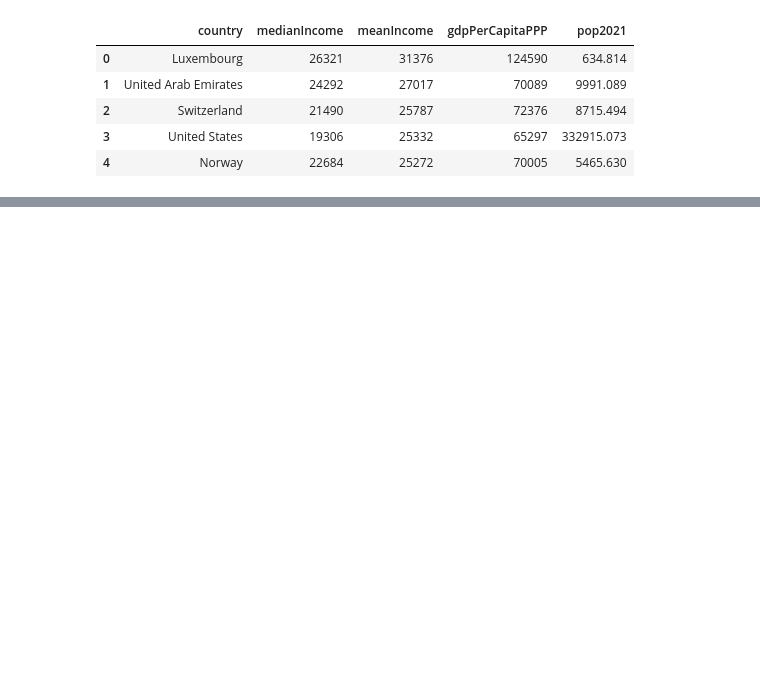
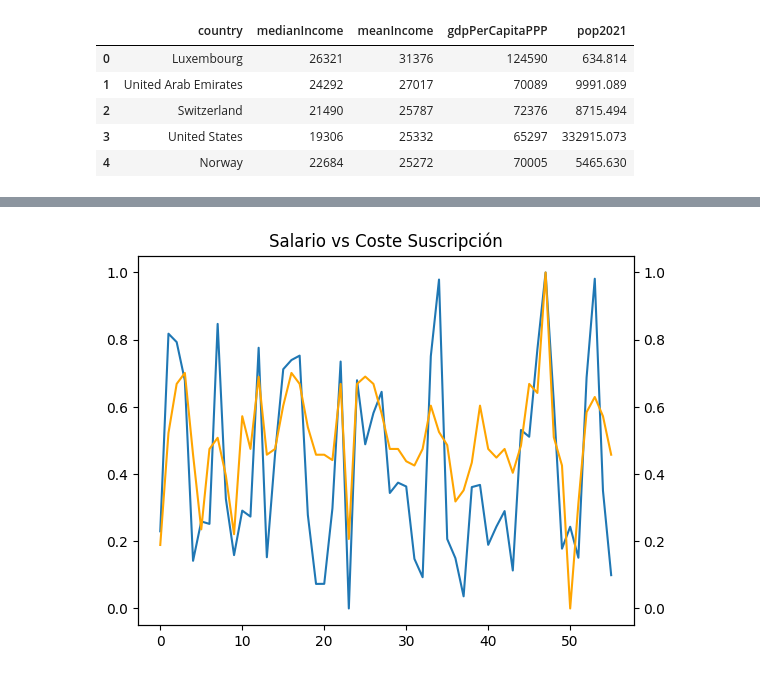
Before and after one commit to carmencnles/PIA-CASA, a Jupyter notebook: Primer trimestre/Unidad2_8/Actividad2_8_extra.ipynb, the cells around one changed output, grey strips where cells are left out. Cells and saved outputs as stored; diff of their text form; code cells hidden in the pictures; blank space fills up the shorter version.

```diff
--- a/Primer trimestre/Unidad2_8/Actividad2_8_extra.ipynb
+++ b/Primer trimestre/Unidad2_8/Actividad2_8_extra.ipynb
@@ -74,0 +96,14 @@ SyntaxError: cannot assign to function call here. Maybe you meant '==' instead o
+# %%
+# 4. Finalmente debes pintar una gráfica con los datos por países ya normalizados y contestar a la pregunta. ¿Existe relación entre lo que gana una persona en cada país y lo que debe pagar por Netflix?
+
+
+fig, ax1 = plt.subplots()
+ax2 = ax1.twinx()
+plt.title("Salario vs Coste Suscripción") # Título
+
+ax1.plot(df_netflix_salaries["meanIncome"]) # Eje X
+ax2.plot(df_netflix_salaries["Cost Per Month - Standard ($)"], color="orange") # Eje Y
+#plt.xticks(rotation=90)
+plt.show()
+# %% [output]
+[figure, added]
```
Also changed, not shown: parts of 6 cells of this notebook.
